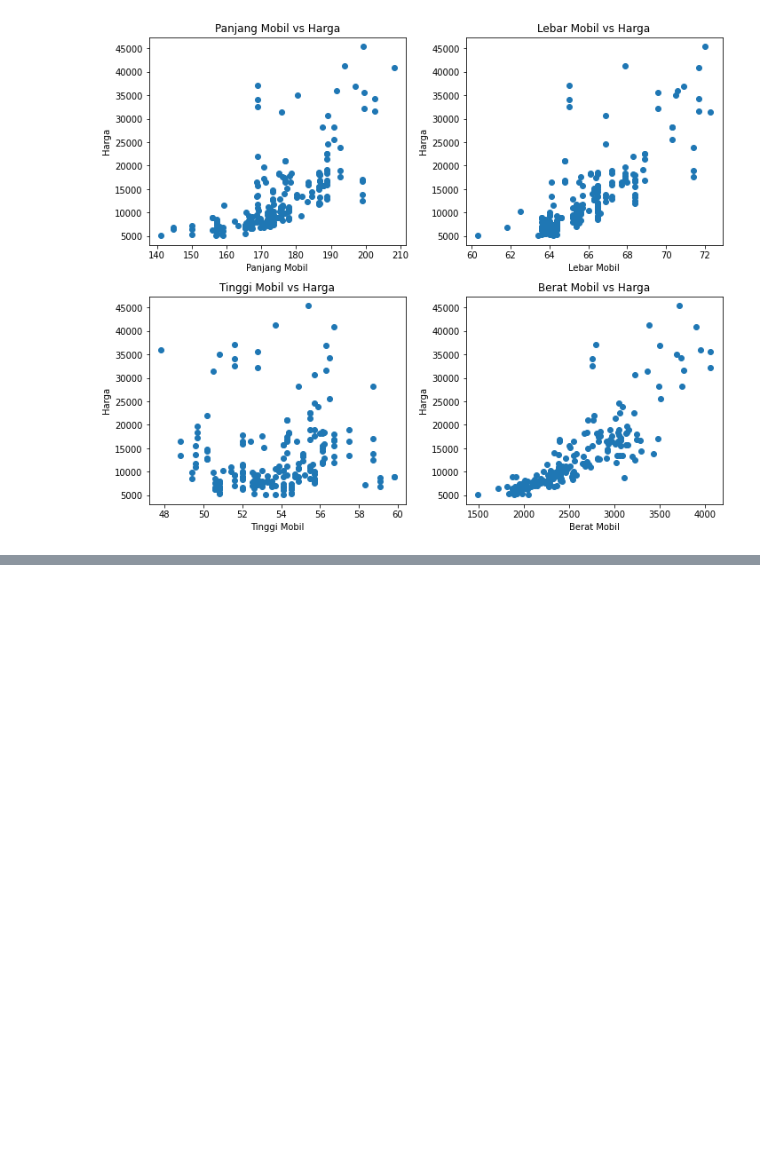
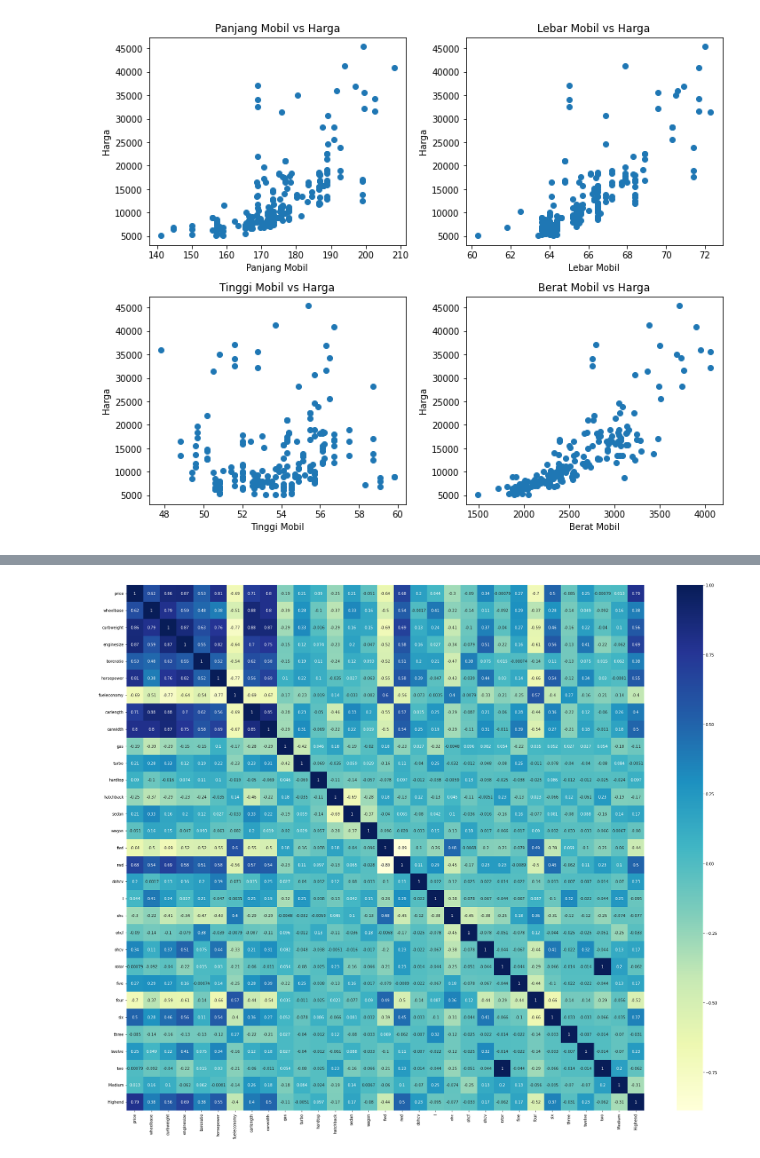
Before and after one commit to ihyamars07/Car-Analysis, a Jupyter notebook: UAS_CAR.ipynb, the cells around one changed output, grey strips where cells are left out. Cells and saved outputs as stored; diff of their text form; code cells hidden in the pictures; blank space fills up the shorter version.

```diff
--- a/UAS_CAR.ipynb
+++ b/UAS_CAR.ipynb
@@ -282,0 +300,20 @@ plt.tight_layout()
+# %%
+new_ds = ds[['price', 'fueltype', 'aspiration','CarType', 'drivewheel','wheelbase',
+                  'curbweight', 'enginetype', 'cylindernumber', 'enginesize', 'boreratio','horsepower',
+                    'fueleconomy', 'carlength','carwidth', 'carsrange']]
+# %%
+# Defining the map function
+def dummies(x,df):
+    temp = pd.get_dummies(df[x], drop_first = True)
+    df = pd.concat([df, temp], axis = 1)
+    df.drop([x], axis = 1, inplace = True)
+    return df
+# Applying the function to the cars_lr
+
+new_ds = dummies('fueltype',new_ds)
+new_ds = dummies('aspiration',new_ds)
+new_ds = dummies('CarType',new_ds)
+new_ds = dummies('drivewheel',new_ds)
+new_ds = dummies('enginetype',new_ds)
+new_ds = dummies('cylindernumber',new_ds)
+new_ds = dummies('carsrange',new_ds)
@@ -282,0 +336,7 @@ plt.tight_layout()
+# %%
+np.random.seed(0)
+df_train, df_test = train_test_split(new_ds, train_size = 0.7, test_size = 0.3, random_state = 100)
+# %%
+scaler = MinMaxScaler()
+num_vars = ['wheelbase', 'curbweight', 'enginesize', 'boreratio', 'horsepower','fueleconomy','carlength','carwidth','price']
+df_train[num_vars] = scaler.fit_transform(df_train[num_vars])
@@ -282,0 +353,6 @@ plt.tight_layout()
+# %%
+plt.figure(figsize = (30, 25))
+sns.heatmap(df_train.corr(), annot = True, cmap="YlGnBu")
+plt.show()
+# %% [output]
+[figure, added]
```
Also changed, not shown: parts of 16 cells of this notebook.
